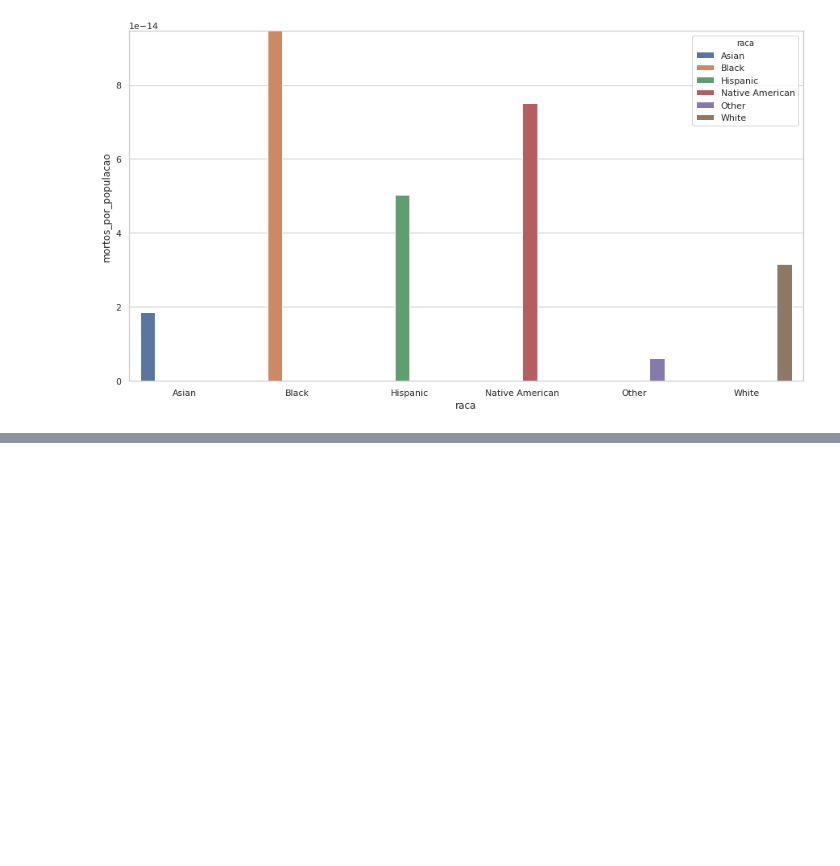
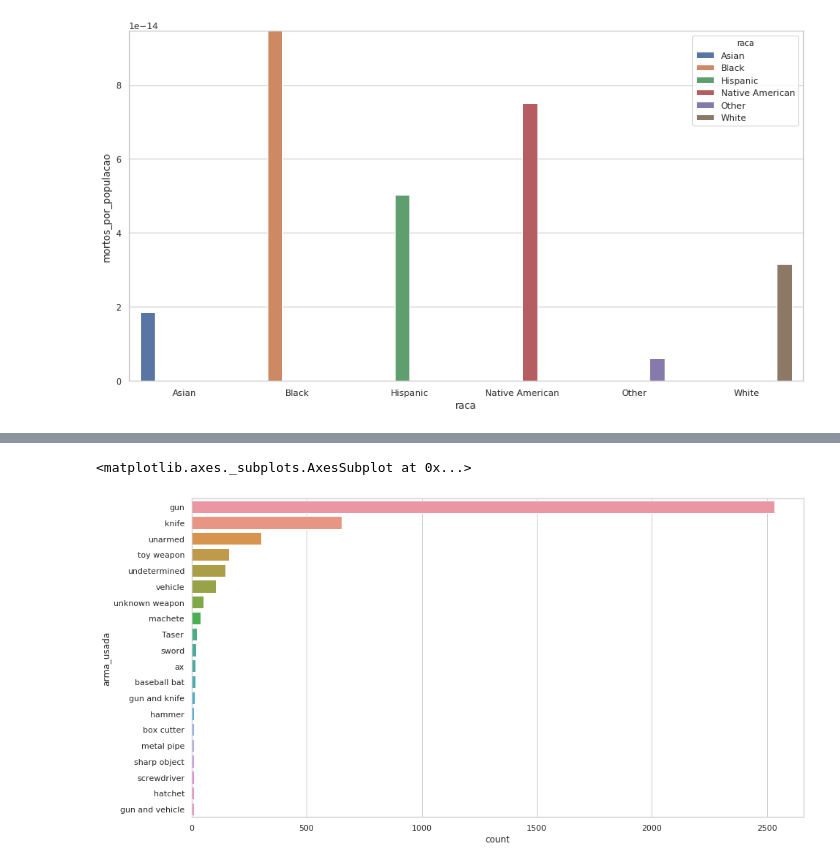
Before and after one commit to matheusrodriguesf/fata-police-shootings-project-ml, a Jupyter notebook: EDA.ipynb, the cells around one changed output, grey strips where cells are left out. Drawn from its saved outputs; the diff is of its cells as text; code cells hidden in the pictures; blank space fills up the shorter version.

```diff
--- a/EDA.ipynb
+++ b/EDA.ipynb
@@ -268,5 +305,8 @@ fatal_police_shootings.head()
 # %%
 plt.figure(figsize=(15, 8))
-sns.countplot(data=fatal_police_shootings,y='armado',order=fatal_police_shootings.armado.value_counts().iloc[:20].index)
+sns.countplot(data=fatal_police_shootings,y='arma_usada',order=fatal_police_shootings.arma_usada.value_counts().iloc[:20].index)
+# %% [output]
+<matplotlib.axes._subplots.AxesSubplot at 0x...>
+[figure, added]
 # %%
 fatal_police_shootings.head()
```
Also changed, not shown: parts of 17 cells of this notebook.
